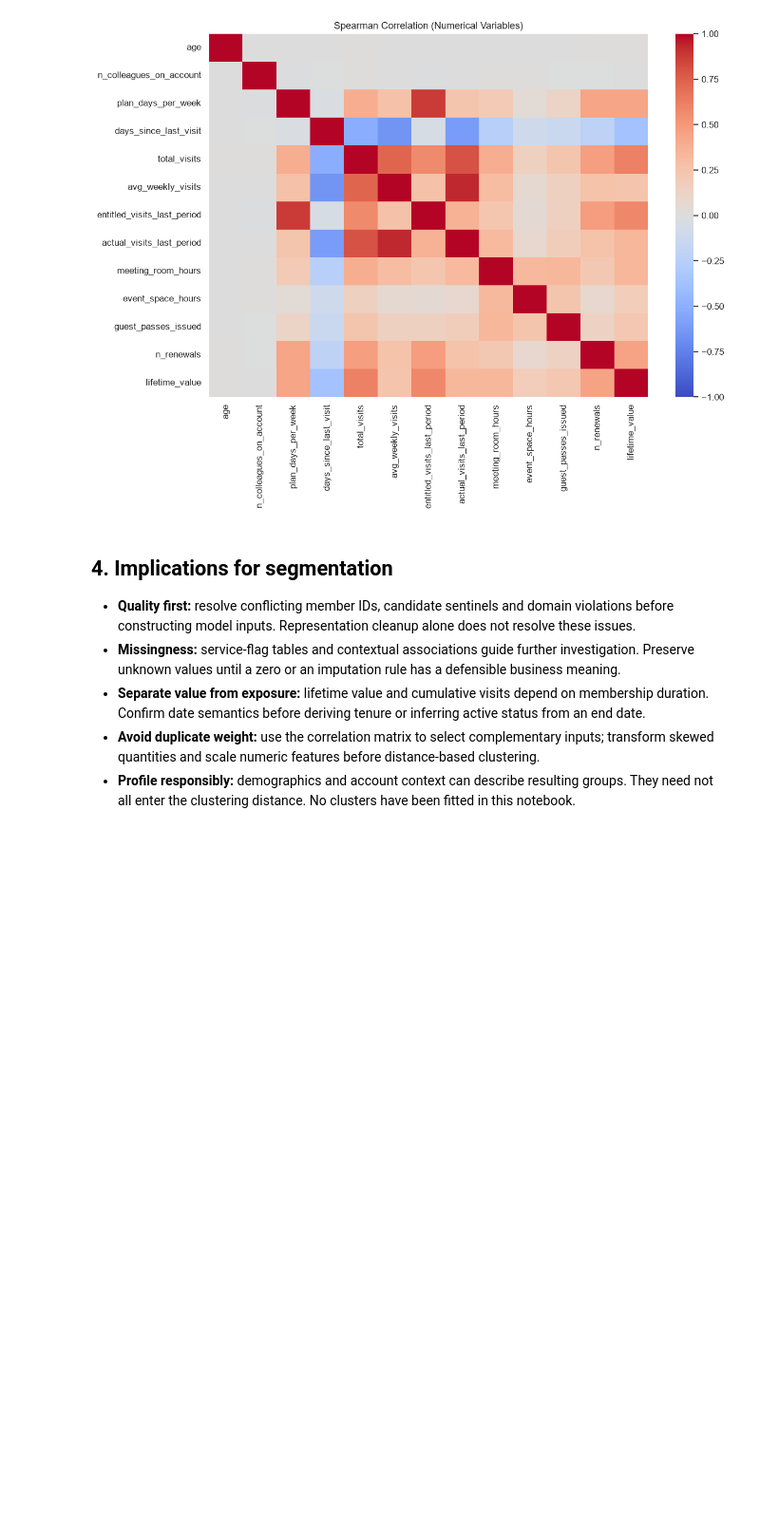
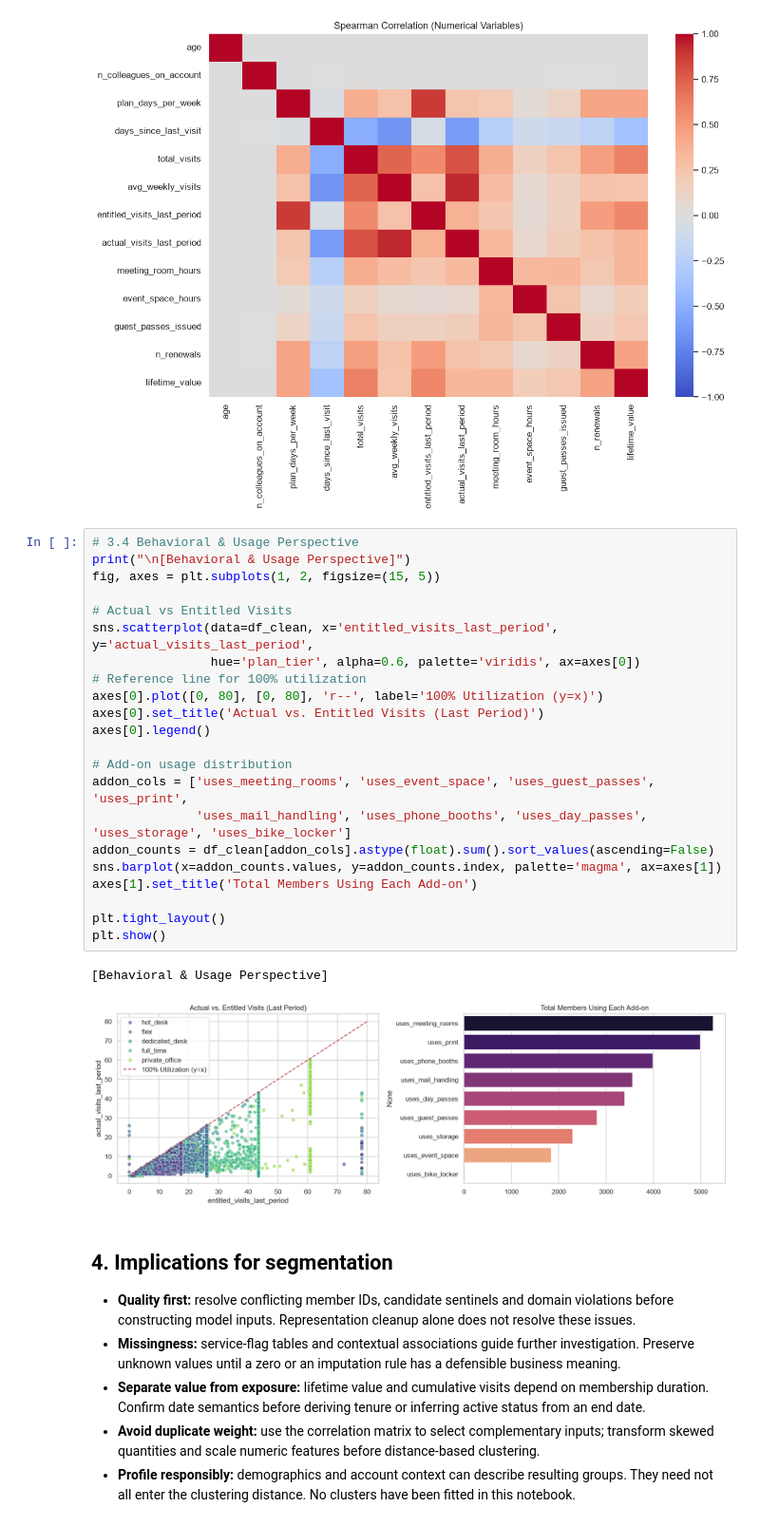
Before and after one commit to arfarfq/data_mining, a Jupyter notebook: notebooks/EDA.ipynb, the cells around one changed output. Shown at 95% size. Cells and saved outputs as stored; diff of their text form; blank space fills up the shorter version.

Commit message:
added behavioral charts and isolation forest anomaly detection

```diff
--- a/notebooks/EDA.ipynb
+++ b/notebooks/EDA.ipynb
@@ -567,6 +569,31 @@ Descriptive Statistics and Visual Exploration
 [figure]
 [Correlation Matrix - Numerical Variables]
 [figure]
+# %%
+# 3.4 Behavioral & Usage Perspective
+print("\n[Behavioral & Usage Perspective]")
+fig, axes = plt.subplots(1, 2, figsize=(15, 5))
+
+# Actual vs Entitled Visits
+sns.scatterplot(data=df_clean, x='entitled_visits_last_period', y='actual_visits_last_period',
+                hue='plan_tier', alpha=0.6, palette='viridis', ax=axes[0])
+# Reference line for 100% utilization
+axes[0].plot([0, 80], [0, 80], 'r--', label='100% Utilization (y=x)')
+axes[0].set_title('Actual vs. Entitled Visits (Last Period)')
+axes[0].legend()
+
+# Add-on usage distribution
+addon_cols = ['uses_meeting_rooms', 'uses_event_space', 'uses_guest_passes', 'uses_print',
+              'uses_mail_handling', 'uses_phone_booths', 'uses_day_passes', 'uses_storage', 'uses_bike_locker']
+addon_counts = df_clean[addon_cols].astype(float).sum().sort_values(ascending=False)
+sns.barplot(x=addon_counts.values, y=addon_counts.index, palette='magma', ax=axes[1])
+axes[1].set_title('Total Members Using Each Add-on')
+
+plt.tight_layout()
+plt.show()
+# %% [output]
+[Behavioral & Usage Perspective]
+[figure, added]
 # %% [markdown]
 ## 4. Implications for segmentation
 - **Quality first:** resolve conflicting member IDs, candidate sentinels and domain violations before constructing model inputs. Representation cleanup alone does not resolve these issues.
```
Also changed, not shown: parts of 3 cells of this notebook.
